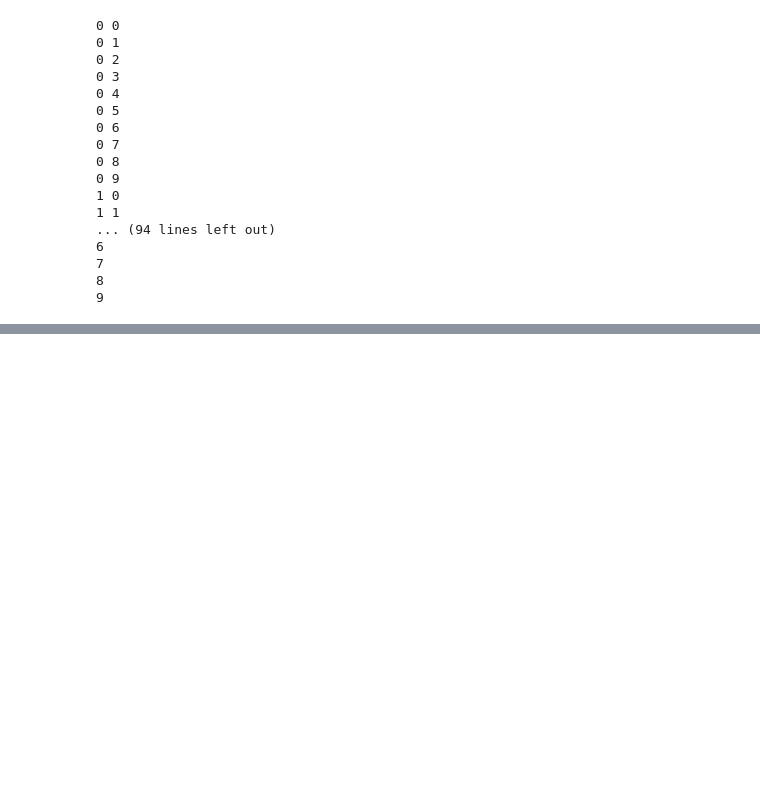
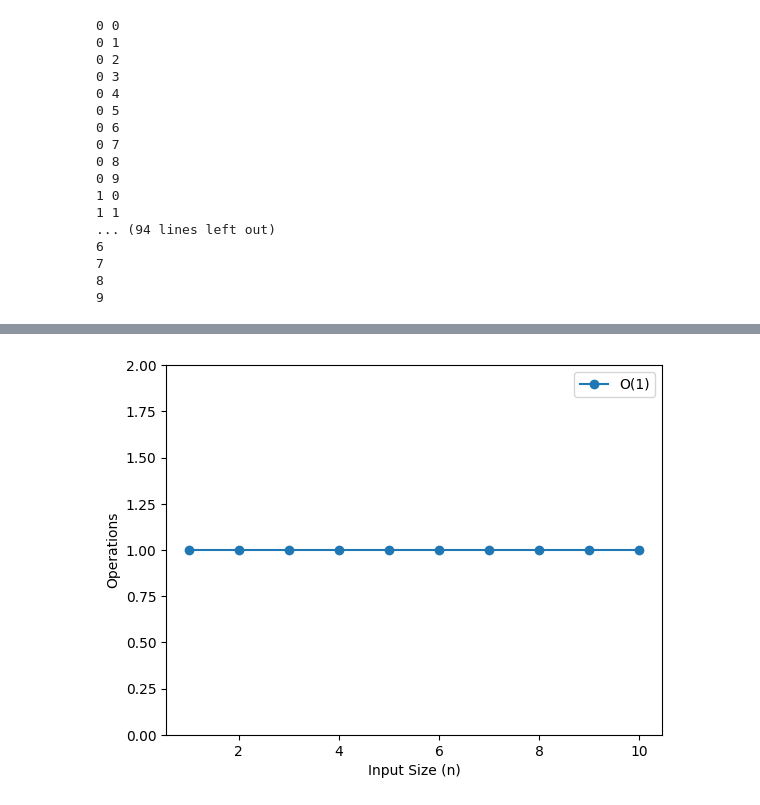
Before and after one commit to dr-shahiamrit/Algorithms, a Jupyter notebook: 02. Big O.ipynb, the cells around one changed output, grey strips where cells are left out. Saved outputs shown, nothing was run; the diff lists cells and outputs as text; code cells hidden in the pictures; blank space fills up the shorter version.

```diff
--- a/Python Data Structures & Algorithms.ipynb
+++ b/02. Big O.ipynb
@@ -313,0 +324,26 @@ print_items(10)
+# %%
+# most efficient Big O is o of 1
+import matplotlib.pyplot as plt
+import numpy as np
+
+# Generate data for n values
+n_values = np.arange(1, 11)  # You can adjust the range as needed
+
+# O(1) is a constant value, so we create an array of constant values
+o_1_values = np.ones_like(n_values)
+
+# Plot the line for O(1)
+plt.plot(n_values, o_1_values, label='O(1)', linestyle='-', marker='o')
+
+# Add labels and a legend
+plt.xlabel('Input Size (n)')
+plt.ylabel('Operations')
+plt.legend()
+
+# Set y-axis limit for better visualization
+plt.ylim(0, max(o_1_values) + 1)
+
+# Show the plot
+plt.show()
+# %% [output]
+[figure, added]
```
Also changed, not shown: parts of 8 cells of this notebook.
